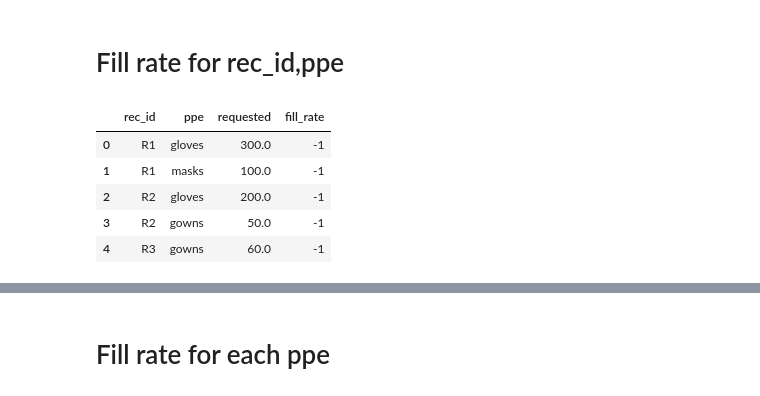
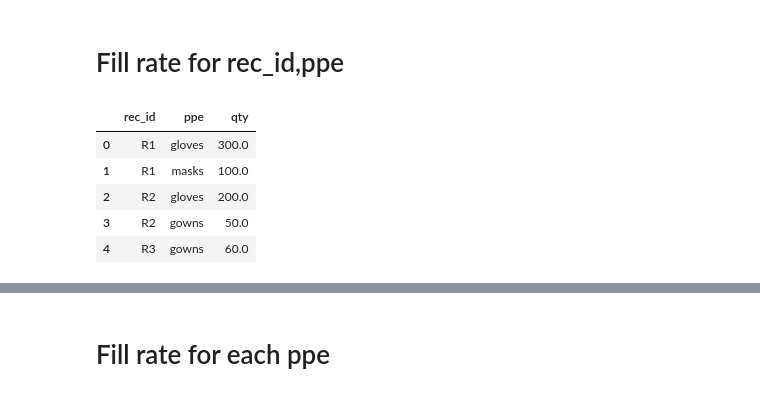
Before and after one commit to samorani/MatchingPPE, a Jupyter notebook: Process results.ipynb, the cells around one changed output, grey strips where cells are left out. Drawn from its saved outputs; the diff is of its cells as text; code cells hidden in the pictures.

```diff
--- a/Process results.ipynb
+++ b/Process results.ipynb
@@ -52,15 +48,14 @@ result
 # %% [markdown]
 # Fill rate for rec_id,ppe
 # %%
-fr = recipients.groupby(['rec_id','ppe'])['qty'].agg(['sum','size'])
-fr = fr.reset_index()
-fr.columns=['rec_id','ppe','requested', 'fill_rate']
-fr['fill_rate'] = -1
-fr
+total_request = recipients.groupby(['rec_id','ppe'])['qty'].agg(['sum'])
+total_request =total_request.reset_index()
+total_request.columns=['rec_id','ppe','qty']
+total_request
 # %% [output]
-|  | rec_id | ppe | requested | fill_rate |
-| 0 | R1 | gloves | 300.0 | -1 |
-| 1 | R1 | masks | 100.0 | -1 |
-| 2 | R2 | gloves | 200.0 | -1 |
-| 3 | R2 | gowns | 50.0 | -1 |
-| 4 | R3 | gowns | 60.0 | -1 |
+|  | rec_id | ppe | qty |
+| 0 | R1 | gloves | 300.0 |
+| 1 | R1 | masks | 100.0 |
+| 2 | R2 | gloves | 200.0 |
+| 3 | R2 | gowns | 50.0 |
+| 4 | R3 | gowns | 60.0 |
```
Also changed, not shown: parts of 32 cells of this notebook, 51 other files.
